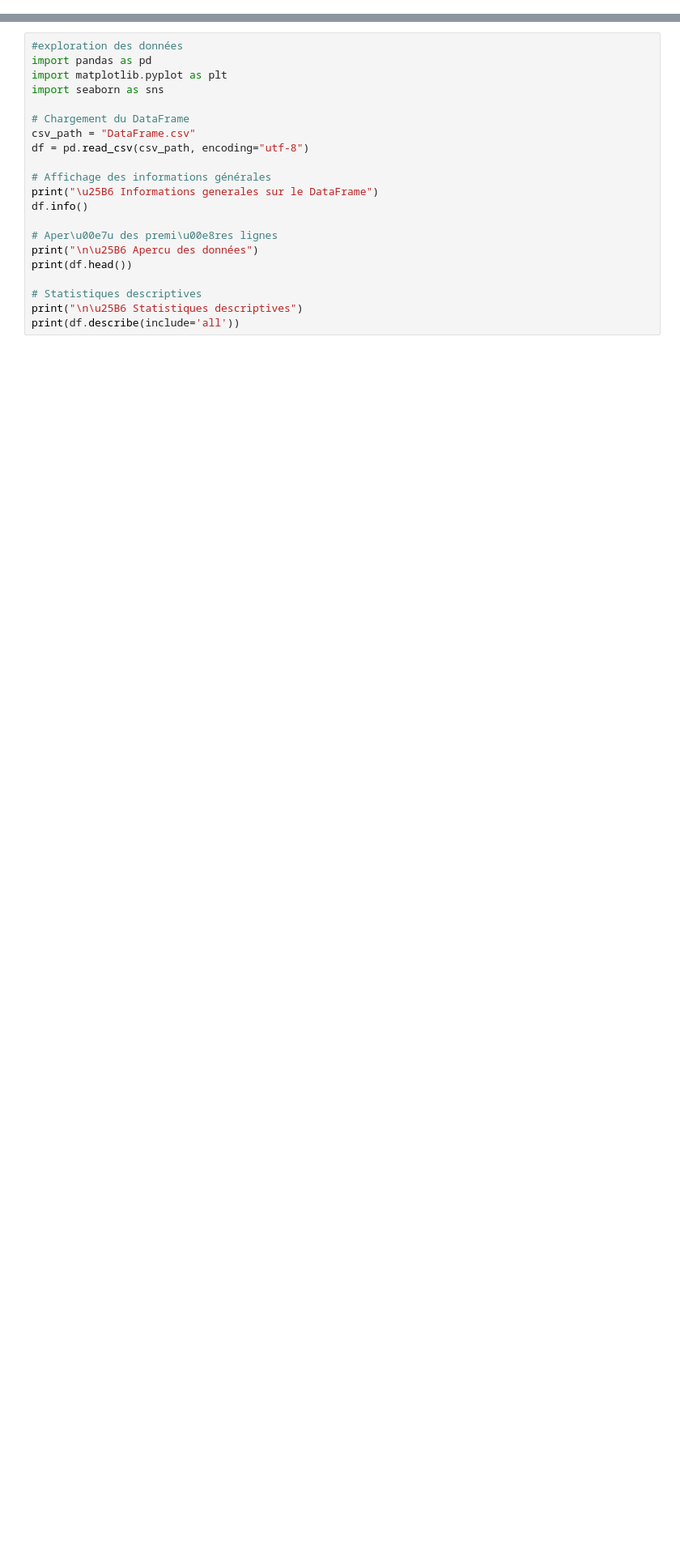
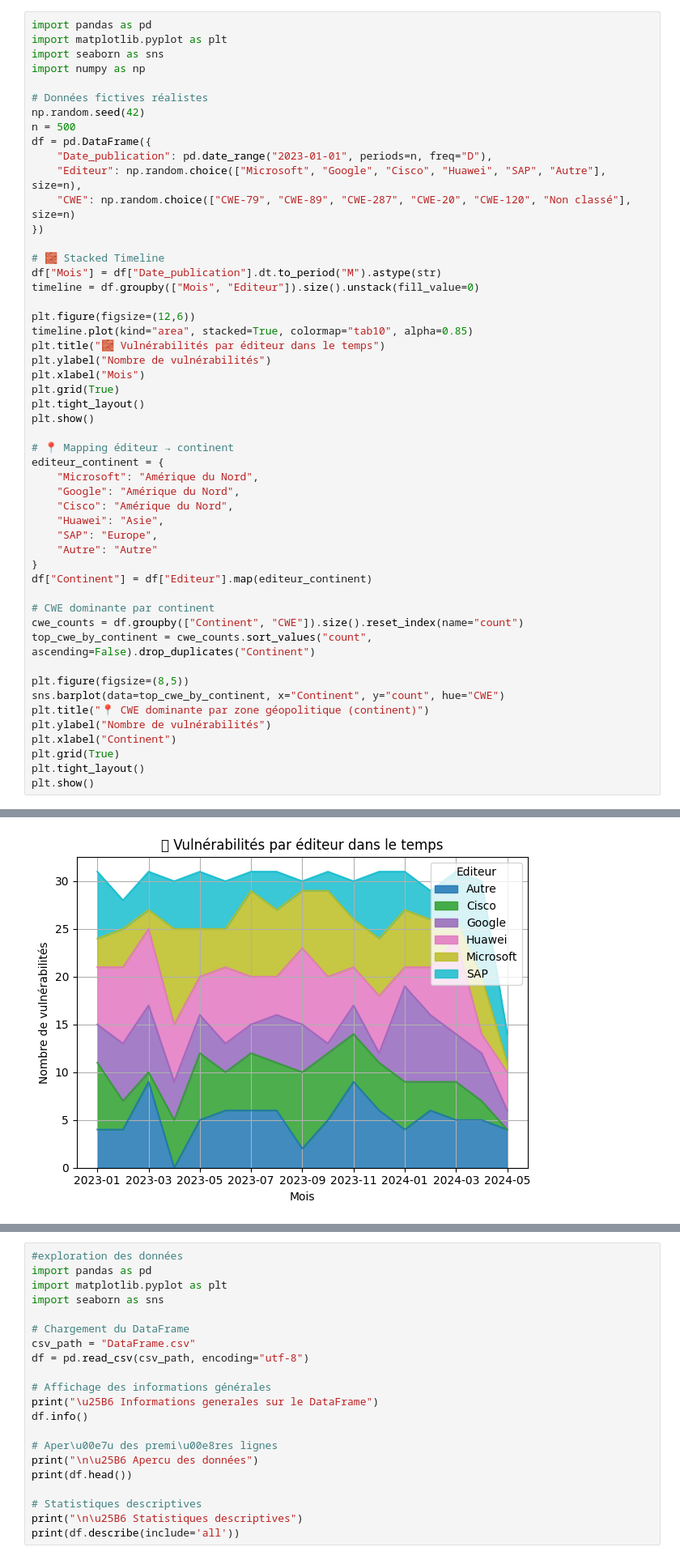
Before and after one commit to charlottines/TD-ANSSI, a Jupyter notebook: data.ipynb, the cells around one changed output, grey strips where cells are left out. Shown at 81% size. Cells and saved outputs as stored; diff of their text form; blank space fills up the shorter version.

```diff
--- a/data.ipynb
+++ b/data.ipynb
@@ -158,0 +257,52 @@ DataFrame.csv mis à jour ! Total lignes : 133614
+# %%
+import pandas as pd
+import matplotlib.pyplot as plt
+import seaborn as sns
+import numpy as np
+
+# Données fictives réalistes
+np.random.seed(42)
+n = 500
+df = pd.DataFrame({
+    "Date_publication": pd.date_range("2023-01-01", periods=n, freq="D"),
+    "Editeur": np.random.choice(["Microsoft", "Google", "Cisco", "Huawei", "SAP", "Autre"], size=n),
+    "CWE": np.random.choice(["CWE-79", "CWE-89", "CWE-287", "CWE-20", "CWE-120", "Non classé"], size=n)
+})
+
+# 🧱 Stacked Timeline
+df["Mois"] = df["Date_publication"].dt.to_period("M").astype(str)
+timeline = df.groupby(["Mois", "Editeur"]).size().unstack(fill_value=0)
+
+plt.figure(figsize=(12,6))
+timeline.plot(kind="area", stacked=True, colormap="tab10", alpha=0.85)
+plt.title("🧱 Vulnérabilités par éditeur dans le temps")
+plt.ylabel("Nombre de vulnérabilités")
+plt.xlabel("Mois")
+plt.grid(True)
+plt.tight_layout()
+plt.show()
+
+# 📍 Mapping éditeur → continent
+editeur_continent = {
+    "Microsoft": "Amérique du Nord",
+    "Google": "Amérique du Nord",
+    "Cisco": "Amérique du Nord",
+    "Huawei": "Asie",
+    "SAP": "Europe",
+    "Autre": "Autre"
+}
+df["Continent"] = df["Editeur"].map(editeur_continent)
+
+# CWE dominante par continent
+cwe_counts = df.groupby(["Continent", "CWE"]).size().reset_index(name="count")
+top_cwe_by_continent = cwe_counts.sort_values("count", ascending=False).drop_duplicates("Continent")
+
+plt.figure(figsize=(8,5))
+sns.barplot(data=top_cwe_by_continent, x="Continent", y="count", hue="CWE")
+plt.title("📍 CWE dominante par zone géopolitique (continent)")
+plt.ylabel("Nombre de vulnérabilités")
+plt.xlabel("Continent")
+plt.grid(True)
+plt.tight_layout()
+plt.show()
+# %% [output]
@@ -158,0 +310 @@ DataFrame.csv mis à jour ! Total lignes : 133614
+[figure, added]
```
Also changed, not shown: parts of 4 cells of this notebook.
